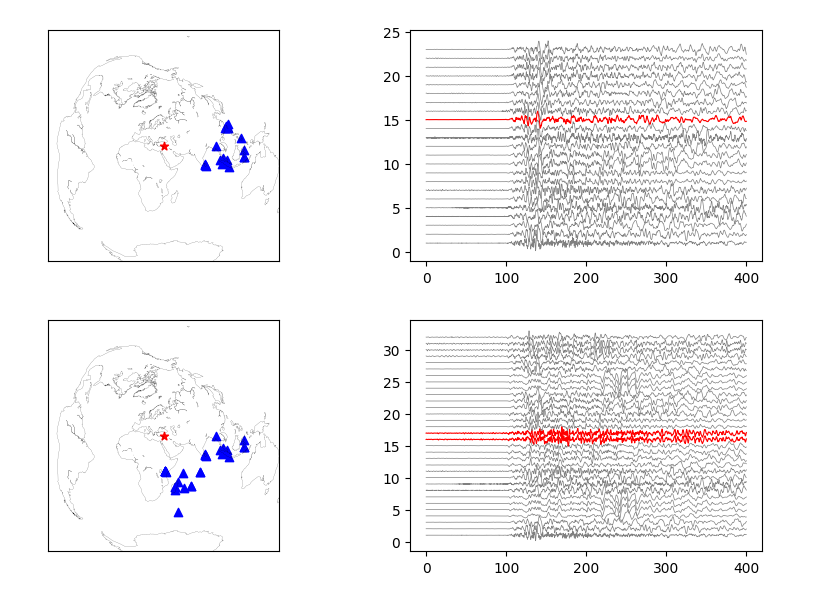
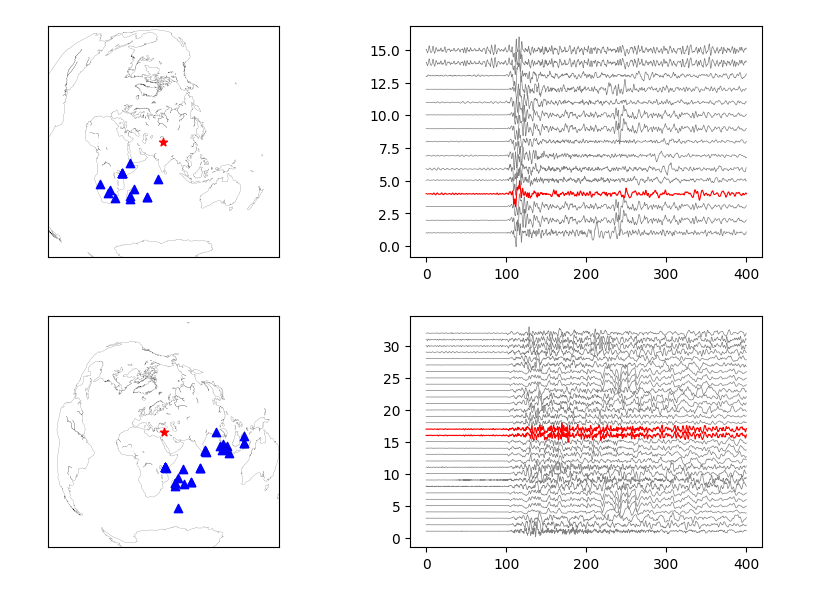
Before and after one commit to ajay6763/earthquake_bp_obspy, a Jupyter notebook: Array_selection.ipynb, the cells around one changed output. Cells and saved outputs as stored; diff of their text form; code cells hidden in the pictures.

```diff
--- a/Array_selection.ipynb
+++ b/Array_selection.ipynb
@@ -27,7 +27,7 @@ corr_window=10
 snr_window=10
 extra_label='_10_sps'
 
-file='input_AU_Turkey_7.7.csv'
+file='input_default.csv'
 input = pd.read_csv('./'+file,header=None)
 a=input.to_dict('series')
 keys = a[0][:]
@@ -313,11 +313,11 @@ array_selection_plot(stream_for_bp,event_lat,event_long,az_min,az_max,dist_min,d
 # %%
-az_min=70
-az_max=120
+az_min=-179
+az_max=-120
 dist_min=30
 dist_max=90
 array_selection_plot(stream_for_bp,event_lat,event_long,az_min,az_max,dist_min,dist_max)
 # %% [output]
-[figure, old version]
+[figure, new version]
 # %%
 az_min=90
 az_max=180
```
Also changed, not shown: parts of 7 cells of this notebook, 3 other files.
